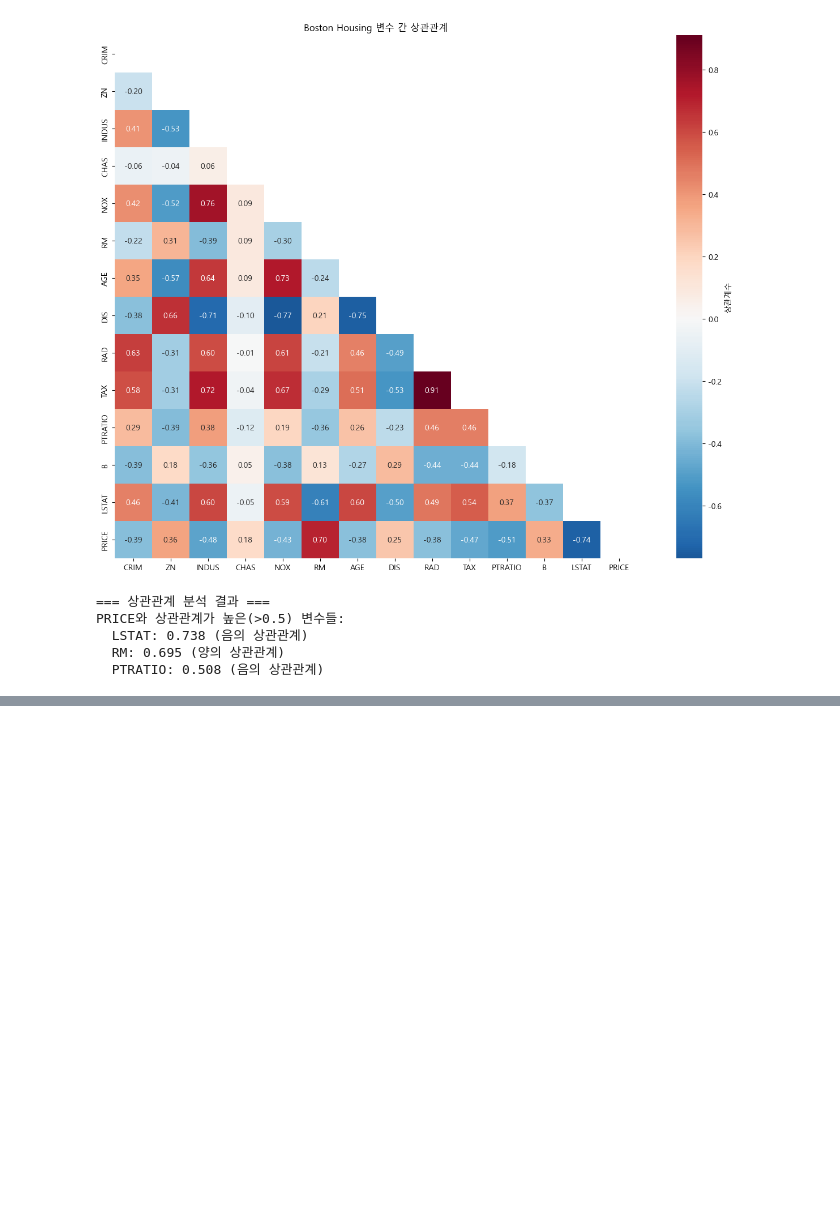
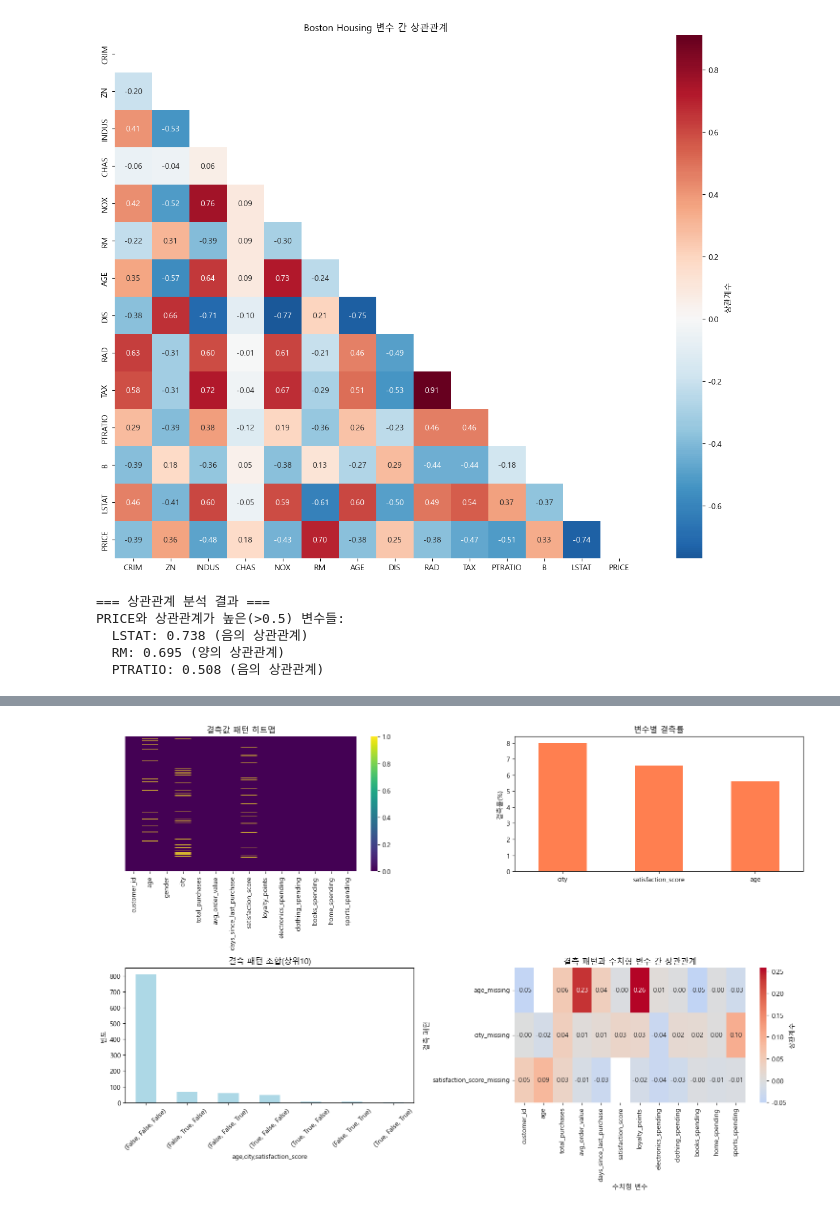
Before and after one commit to ming2tofu33/TIL, a Jupyter notebook: DataAnalysis/05-eda.ipynb, the cells around one changed output, grey strips where cells are left out. Drawn from its saved outputs; the diff is of its cells as text; code cells hidden in the pictures; blank space fills up the shorter version.

```diff
--- a/DataAnalysis/05-eda.ipynb
+++ b/DataAnalysis/05-eda.ipynb
@@ -316,0 +501,99 @@ PRICE와 상관관계가 높은(>0.5) 변수들:
+# %%
+import pandas as pd
+import matplotlib.pyplot as plt
+import seaborn as sns
+from IPython.display import display
+import warnings
+warnings.filterwarnings('ignore')
+
+# 한글 폰트 설정 (선택사항)
+plt.rcParams['font.family'] = 'Malgun Gothic'
+plt.rcParams['axes.unicode_minus'] = False
+
+
+def analyze_missing_patterns(df: pd.DataFrame):
+    """결측값 패턴 종합 분석"""
+    print('===결측값 패턴 분석===')
+    missing_info = df.isna().sum()
+    missing_pct = (missing_info / len(df)) * 100
+    missing_summary = pd.DataFrame({
+        '결측수': missing_info,
+        '결측률(%)': missing_pct.round(2)
+    })
+    missing_summary = missing_summary[missing_summary['결측수'] > 0].sort_values('결측수', ascending=False)
+    print('변수별 결측 현황')
+    display(missing_summary)
+
+    # 결측값 시각화
+    fig, axes = plt.subplots(2, 2, figsize=(15, 10))
+    a1, a2, a3, a4 = axes[0, 0], axes[0, 1], axes[1, 0], axes[1, 1]
+
+    # 1. 결측값 히트맵
+    sns.heatmap(df.isna(), yticklabels=False, cbar=True, cmap='viridis', ax=a1)
+    a1.set_title('결측값 패턴 히트맵')
+
+    # 2. 변수별 결측률 바 차트
+    if len(missing_summary):
+        missing_summary['결측률(%)'].plot(kind='bar', color='coral', ax=a2)
+        a2.set_title('변수별 결측률')
+        a2.set_ylabel('결측률(%)')
+        a2.tick_params(rotation=0)
+
+    # 3. 결측값 조합 패턴 -> 결측이 동시에 발생하는 변수들 파악 -> 유의미하게 많으면 연관을 추정
+    # 결측값이 있는 컬럼들만 T/F 표시
+    missing_pattern = df[df.columns[df.isna().any()]].isna()
+    if len(missing_pattern):
+        # 결측 패턴 조합 상위 10개
+        pattern_counts = missing_pattern.value_counts().head(10)
+        pattern_counts.plot(kind='bar', color='lightblue', ax=a3)
+        a3.set_title('결측 패턴 조합(상위10)')
+        a3.set_ylabel('빈도')
+        a3.tick_params(axis='x', rotation=45)
+
+    # 4. 결측 변수별 결측 여부(0/1)와 다른 수치형 변수 간 상관관계 히트맵 시각화
+    numeric_cols = df.select_dtypes(include='number').columns.tolist()
+    missing_cols = df.columns[df.isna().any()].tolist()
+
+    if len(numeric_cols) > 0 and len(missing_cols) > 0:
+        # 결측값을 0/1로 변환한 DataFrame 생성
+        missing_binary = df[missing_cols].isna().astype(int)
+        missing_binary.columns = [f'{col}_missing' for col in missing_binary.columns]
+
+        # 수치형 변수와 결측 패턴 변수 결합
+        corr_data = pd.concat([df[numeric_cols], missing_binary], axis=1)
+
+        # 상관계수 계산
+        correlation_matrix = corr_data.corr()
+
+        # 결측 패턴 변수와 수치형 변수 간의 상관관계만 추출
+        missing_numeric_corr = correlation_matrix.loc[
+            missing_binary.columns,
+            numeric_cols
+        ]
+
+        # 상관관계가 있는 경우에만 히트맵 그리기
+        if missing_numeric_corr.shape[0] > 0 and missing_numeric_corr.shape[1] > 0:
+            sns.heatmap(missing_numeric_corr,
+                    annot=True,
+                    cmap='coolwarm',
+                    center=0,
+                    fmt='.2f',
+                    ax=a4,
+                    cbar_kws={'label': '상관계수'})
+            a4.set_title('결측 패턴과 수치형 변수 간 상관관계')
+            a4.set_xlabel('수치형 변수')
+            a4.set_ylabel('결측 패턴')
+        else:
+            a4.text(0.5, 0.5, '분석할 상관관계 없음', ha='center', va='center')
+            a4.axis('off')
+    else:
+        a4.text(0.5, 0.5, '수치형 변수 또는\n결측값이 없음', ha='center', va='center')
+        a4.axis('off')
+
+    plt.tight_layout()
+    plt.show()
+
+    return missing_summary
+
+analyze_missing_patterns(ecommerce)
+# %% [output]
@@ -316,0 +606 @@ PRICE와 상관관계가 높은(>0.5) 변수들:
+[figure, added]
```
Also changed, not shown: parts of 10 cells of this notebook, 2 other files.
